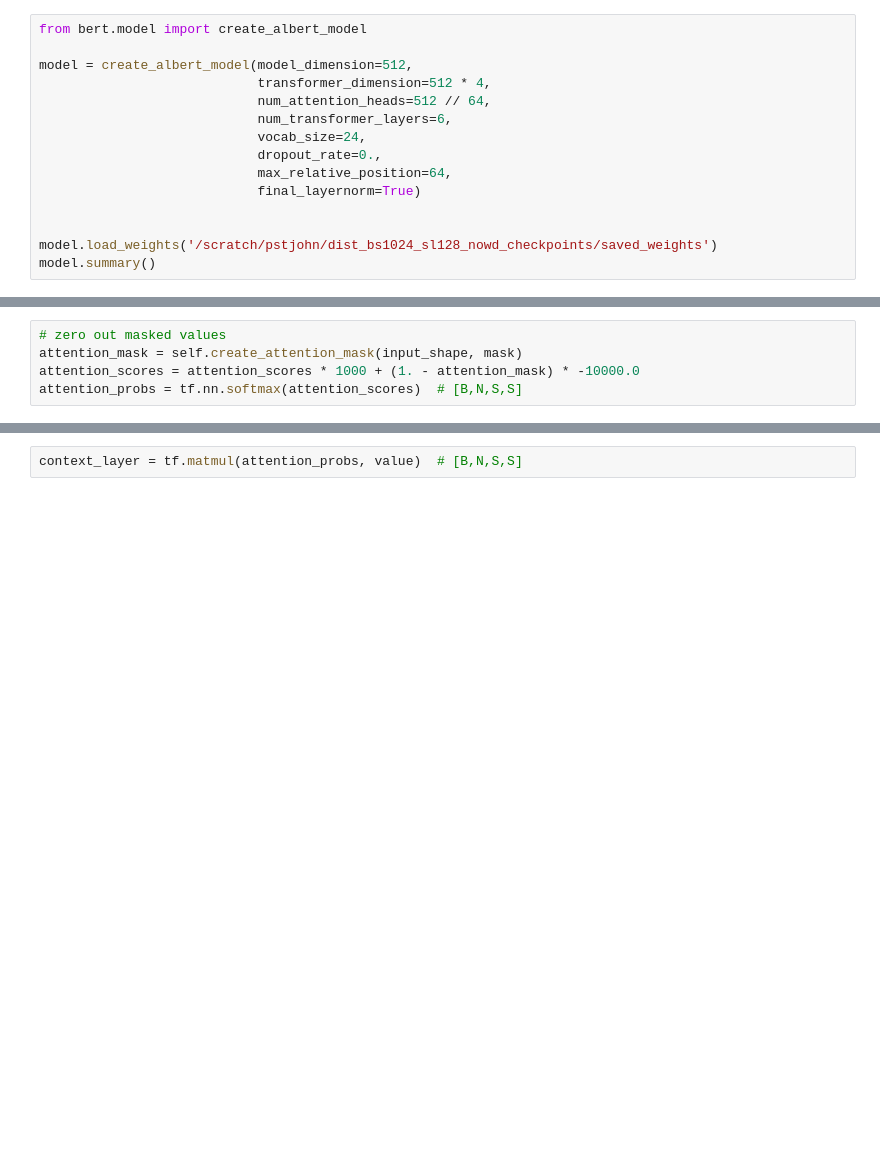
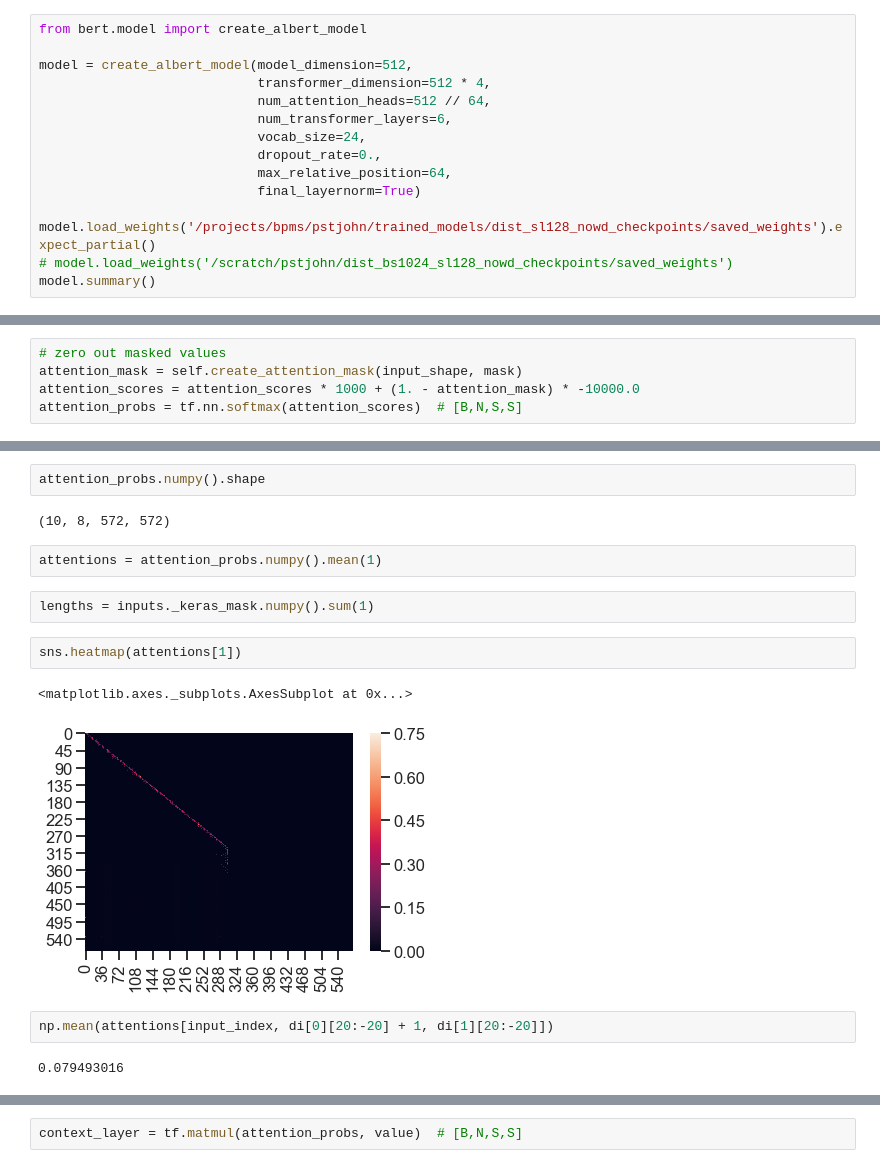
Before and after one commit to pstjohn/uniparc_modeling, a Jupyter notebook: check_progress.ipynb, the cells around one changed output, grey strips where cells are left out. Cells and saved outputs as stored; diff of their text form; blank space fills up the shorter version.

```diff
--- a/check_progress.ipynb
+++ b/check_progress.ipynb
@@ -38,8 +38,8 @@ model = create_albert_model(model_dimension=512,
                             max_relative_position=64,
                             final_layernorm=True)
 
-
-model.load_weights('/scratch/pstjohn/dist_bs1024_sl128_nowd_checkpoints/saved_weights')
+model.load_weights('/projects/bpms/pstjohn/trained_models/dist_sl128_nowd_checkpoints/saved_weights').expect_partial()
+# model.load_weights('/scratch/pstjohn/dist_bs1024_sl128_nowd_checkpoints/saved_weights')
 model.summary()
 # %% [output]
 Model: "model"
@@ -230,0 +229,17 @@ sns.heatmap(attention_probs[2, 0].numpy())
+# %%
+attention_probs.numpy().shape
+# %% [output]
+(10, 8, 572, 572)
+# %%
+attentions = attention_probs.numpy().mean(1)
+# %%
+lengths = inputs._keras_mask.numpy().sum(1)
+# %%
+sns.heatmap(attentions[1])
+# %% [output]
+<matplotlib.axes._subplots.AxesSubplot at 0x...>
+[figure, added]
+# %%
+np.mean(attentions[input_index, di[0][20:-20] + 1, di[1][20:-20]])
+# %% [output]
+0.079493016
```
Also changed, not shown: parts of 25 cells of this notebook, 5 other files.
